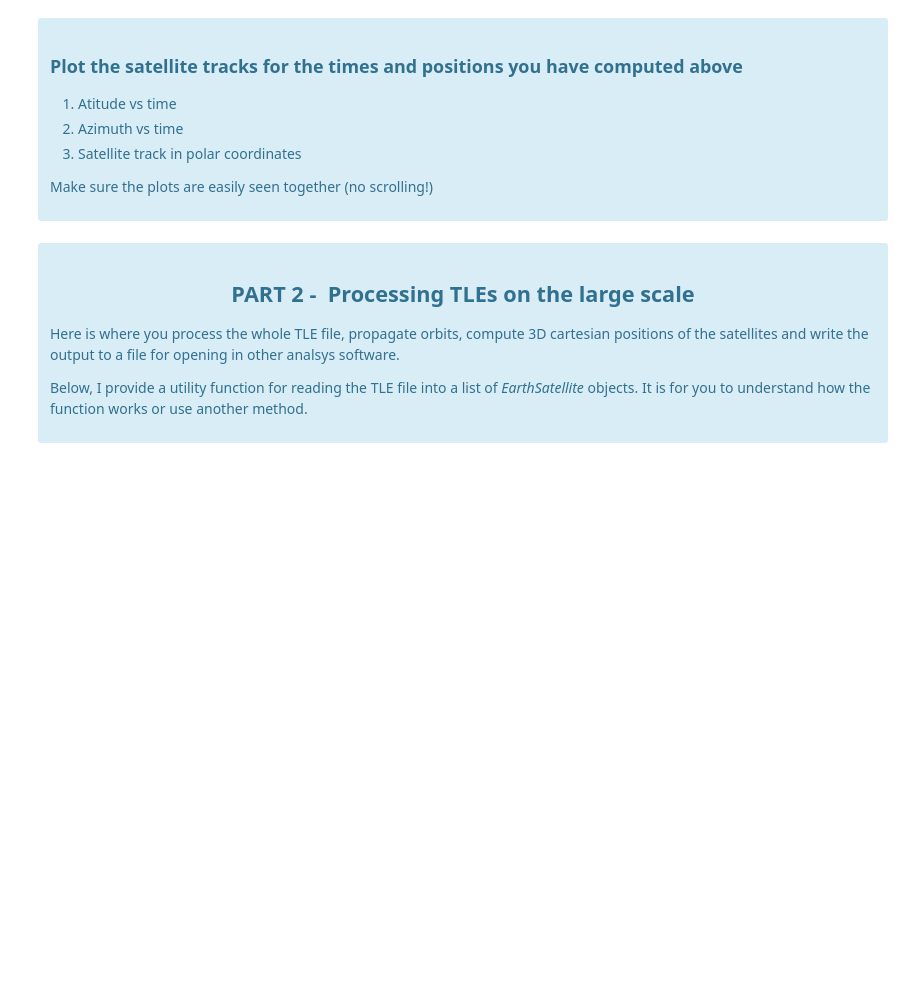
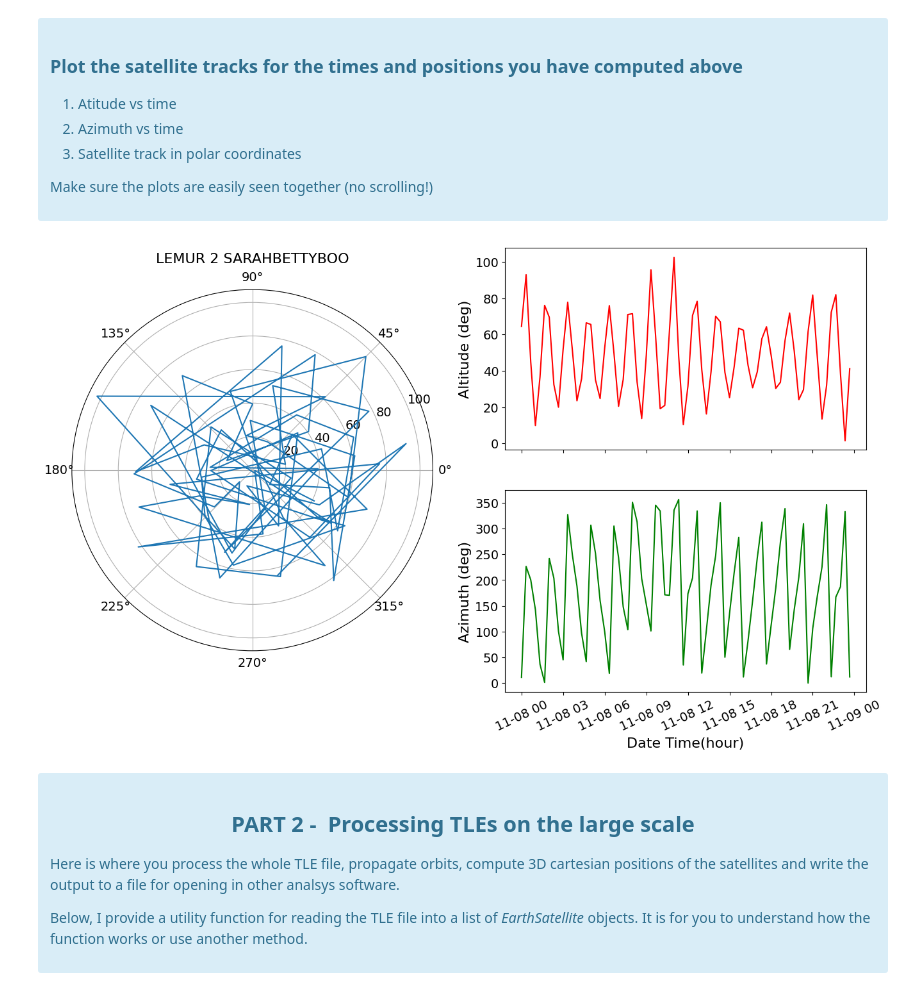
Before and after one commit to RiPires/ETS-Labs, a Jupyter notebook: Report2_Sattelites/PL_Satellites_ReportTemplate.ipynb, the cells around one changed output. Saved outputs shown, nothing was run; the diff lists cells and outputs as text; code cells hidden in the pictures; blank space fills up the shorter version.

```diff
--- a/Report2_Sattelites/PL_Satellites_ReportTemplate.ipynb
+++ b/Report2_Sattelites/PL_Satellites_ReportTemplate.ipynb
@@ -102,6 +187,23 @@ Our goal is to visualise the satellite's positions (alititude and azimuth) for a
 
 
 </div>
+# %%
+## Array of times for a whole day in 20 minutes steps
+date = datetime.datetime(2023, 11, 8, 0)
+step = datetime.timedelta(minutes=20)
+times = []
+for _ in range(72): ## there are 72 times 20 minutes in one day
+    times.append(date)
+    date +=step
+
+## Compute orbit for each time
+alt = [] ## altitude list
+az = []  ## azimute list
+for k in times:
+    obs.date = k
+    orbitElement.compute(obs)
+    az.append(np.rad2deg(float(orbitElement.az)))    # degree
+    alt.append(np.rad2deg(float(orbitElement.alt)))  # degree
 # %% [markdown]
 <div class="alert alert-block alert-info">
 
@@ -113,6 +215,37 @@ Our goal is to visualise the satellite's positions (alititude and azimuth) for a
 
 Make sure the plots are easily seen together (no scrolling!)
 </div>
+# %%
+fig = plt.figure(figsize=(16,9))
+
+# alt vs time
+ax1 = fig.add_subplot(222)
+ax1.plot(times, 90+np.array(alt), color='r')
+#ax1.set_xlabel('Date')
+plt.xticks(color='w')
+ax1.set_ylabel('Altitude (deg)', fontsize=16)
+plt.yticks(fontsize=14)
+#ax1.set_title('Altitude')
+
+# az vs time
+ax2 = fig.add_subplot(224)
+ax2.plot(times, az, color='g')
+ax2.set_xlabel('Date Time(hour)', fontsize=16)
+plt.xticks(rotation=25,fontsize=14)
+ax2.set_ylabel('Azimuth (deg)', fontsize=16)
+plt.yticks(fontsize=14)
+#ax2.set_title('Azimuth')
+
+## polar coordinates
+ax3 = fig.add_subplot(121, projection = 'polar')
+ax3.plot(az, 90+np.array(alt))
+ax3.grid(True)
+ax3.set_title("LEMUR 2 SARAHBETTYBOO", va='bottom', fontsize=16)
+plt.xticks(fontsize=14)
+plt.yticks(fontsize=14)
+plt.show()
+# %% [output]
+[figure, added]
 # %% [markdown]
 <div class="alert alert-block alert-info">
 
```
Also changed, not shown: parts of 20 cells of this notebook, 4 other files.
